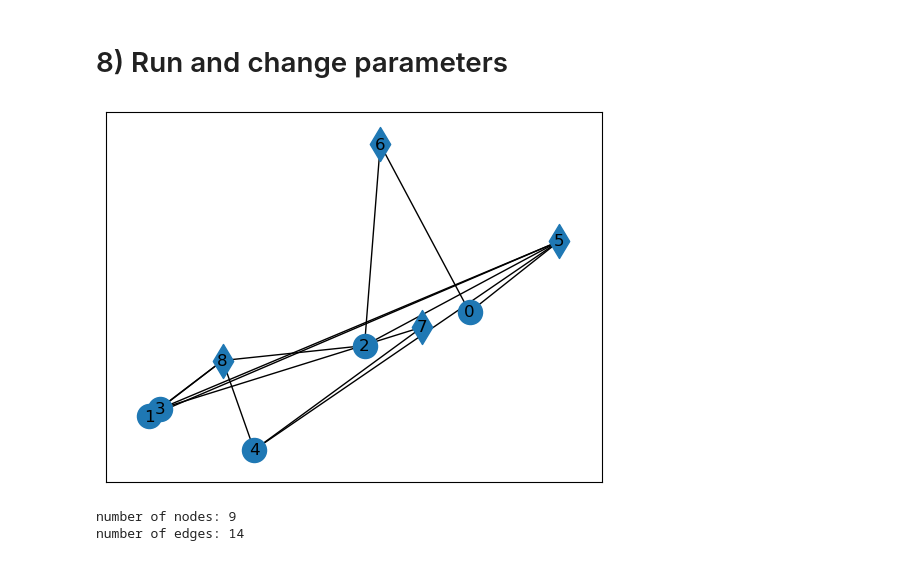
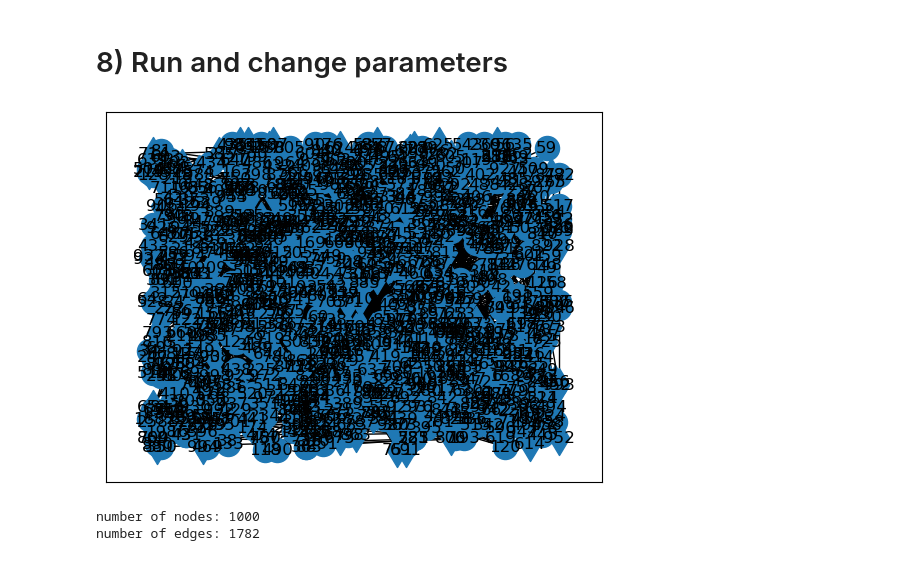
Before and after one commit to voidsailor/network_vis_dummy_data, a Jupyter notebook: dummy_data.ipynb, the cells around one changed output. Saved outputs shown, nothing was run; the diff lists cells and outputs as text; code cells hidden in the pictures.

```diff
--- a/dummy_data.ipynb
+++ b/dummy_data.ipynb
@@ -27,8 +27,8 @@ class Level(Enum):
 
 class NetworkMap(DataObject):
   level = None
-  nodes = []
-  edges = []
+  nodes = {}
+  edges = {}
 
   def __init__(self, level, nodes, edges):
     self.level = level
@@ -41,7 +41,7 @@ class NodeType(Enum):
   DIAMOND = 'diamond'
 
 class Node(DataObject):
-  nodeId = 0
+  nodeId = '0'
   label = ''
   modelElementRef = ''
   dataRef = ''
@@ -73,7 +73,7 @@ class EdgeType(Enum):
   REVERSIBLE = 'reversible'
 
 class Edge(DataObject):
-  edgeId = 0
+  edgeId = '0'
   label = ''
   modelElementRef = ''
   dataRef = ''
@@ -81,8 +81,8 @@ class Edge(DataObject):
   color = 1
   edgeType = EdgeType.UNDIRECTED
   flux = 0
-  source = 0
-  target = 0
+  source = '0'
+  target = '0'
 
   def __init__(self, edgeId, label, modelElementRef, dataRef, edgeType, flux, source, target):
     self.edgeId = edgeId
@@ -139,7 +139,7 @@ def build_node_collections(node_collections):
       node_data_ref = str(uuid.uuid4())
 
       new_node = Node(
-          current_id,
+          str(current_id),
           label,
           modelElementRef='',
           dataRef=node_data_ref,
@@ -149,7 +149,7 @@ def build_node_collections(node_collections):
 
       new_node.degree = collection.degreeDistribution[node_index]
 
-      collection.nodes.update({current_id: new_node})
+      collection.nodes.update({str(current_id): new_node})
 
       current_id += 1
 
@@ -170,7 +170,6 @@ def generate_nodes(number_of_nodes, level):
   # normalization of accumulated probabilities to 1
   metabolite_probability = [ prob / sum(metabolite_probability) for prob in metabolite_probability]
   metabolite_degree_distribution = random.choices(metabolite_degrees, metabolite_probability, k=number_of_metabolites)
-
 
   # probability distribution for reaction node degree
   reaction_degrees = [deg for deg in range(2, 16)]
@@ -306,8 +305,8 @@ def build_output_json(level, network_edges, node_collections):
 
   map_id = str(uuid.uuid4())
 
-  node_objects = []
-  edge_objects = []
+  node_objects = {}
+  edge_objects = {}
 
   dummy_data = Data({}, {}, level.value)
 
@@ -320,16 +319,16 @@ def build_output_json(level, network_edges, node_collections):
       del node_object.degree
       del node_object.connections
 
-      node_objects.append(node_object)
+      node_objects[node_object.nodeId] = node_object
 
       dummy_data.nodeData[node_object.dataRef] = random.uniform(0, 100)
 
   for edge_id, edge in enumerate(network_edges):
     edge_data_ref = str(uuid.uuid4())
 
-    edge_object = Edge(edge_id, "edge_" + str(edge_id), "", edge_data_ref, EdgeType.UNDIRECTED.value, 0, edge[0], edge[1])
+    edge_object = Edge(str(edge_id), "edge_" + str(edge_id), "", edge_data_ref, EdgeType.UNDIRECTED.value, 0, edge[0], edge[1])
 
-    edge_objects.append(edge_object)
+    edge_objects[edge_object.edgeId] = edge_object
 
     dummy_data.edgeData[edge_object.dataRef] = random.uniform(0, 10)
 
@@ -422,14 +421,14 @@ def build_network_layout(node_number, level):
 # %%
 # node_number: number of nodes
 # level: MOLECULAR, MODULE or ORGANELLE
 
 # Modelue and organelle levels typically would have less than 10 nodes
 
 # json file is written automatically
 # please repeat if graph is not connected
 
-build_network_layout(node_number=10, level=Level.MOLECULAR)
+build_network_layout(node_number=1000, level=Level.MOLECULAR)
 # %% [output]
-[figure, old version]
+[figure, new version]
-number of nodes: 9
-number of edges: 14
+number of nodes: 1000
+number of edges: 1782
```
Also changed, not shown: 7 other files.
